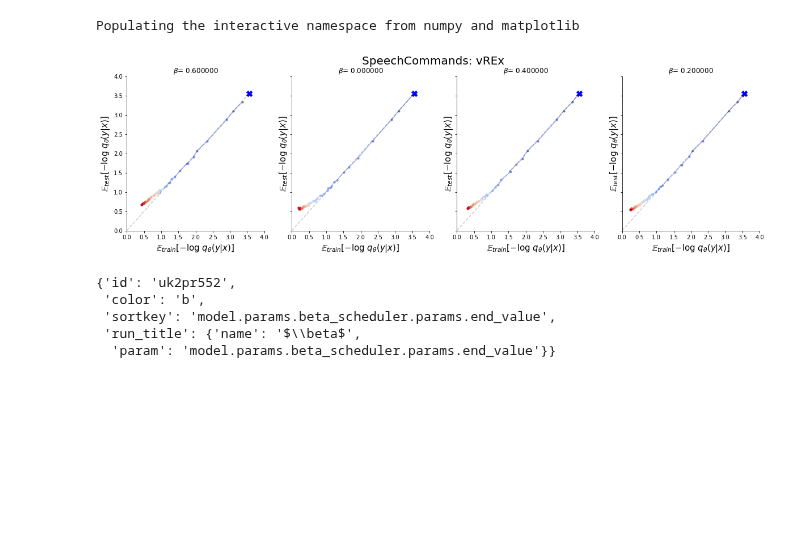
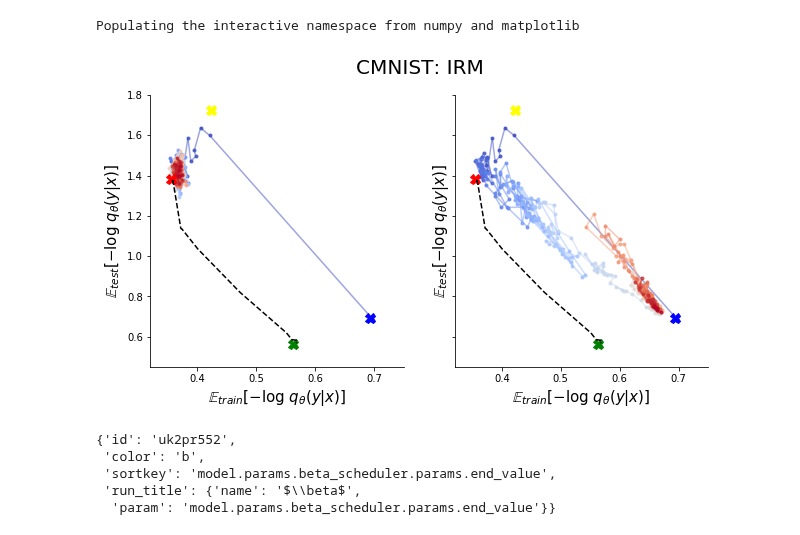
Before and after one commit to mfederici/JADE, a Jupyter notebook: results.ipynb, the cells around one changed output. Cells and saved outputs as stored; diff of their text form; code cells hidden in the pictures; blank space fills up the shorter version.

```diff
--- a/results.ipynb
+++ b/results.ipynb
@@ -31,7 +31,7 @@ sweeps = {
         'VIB':{'id':'xsebr6xx', 'color':'r', 'sortkey':'model.params.beta_scheduler.params.end_value'},
         'ECI':{'id':'k11d1uqn', 'color':'g', 'sortkey':'model.params.beta_scheduler.params.end_value'},
         'vREx':{'id':'21lfmvkn', 'color':'b','sortkey':'model.params.beta_scheduler.params.end_value'},
-        'IRM':{'id':'5p7f4rg0', 'color':'y', 'sortkey':'model.params.beta_scheduler.params.end_value'},
+        'IRM':{'id':'zvx17vf0', 'color':'y', 'sortkey':'model.params.beta_scheduler.params.end_value'},
         'EI':{'id':'ww2drts5', 'color':'k', 'sortkey':'model.params.beta_scheduler.params.end_value'}
     },
     'CMNIST_v2':{
@@ -328,8 +328,8 @@ def decorate_plot(config, ax):
     ax.set_xlabel('$\\mathbb{E}_{train}[-\\log\\ q_\\theta(y|x)]$', size=15)
     ax.set_ylabel('$\\mathbb{E}_{test}[-\\log\\ q_\\theta(y|x)]$', size=15)
 # %%
-dataset = 'SpeechCommands'
-model = 'vREx'
+dataset = 'CMNIST'
+model = 'IRM'
 
 sweep = api.sweep('causal-mib/%s'%sweeps[dataset][model]['id'])
 
@@ -349,35 +349,35 @@ if 'run_title' in sweeps[dataset][model]:
 
 cmap = plt.get_cmap('coolwarm')
 
 f, ax = plt.subplots(1,len(runs), figsize=(5*len(runs),5), sharex=True, sharey=True)
 if len(sweep.runs)==1:
     ax = [ax]
 
 sns.despine()
 
 f.suptitle('%s: %s'%(dataset, model), size=20)
 
 for j,run in enumerate(tqdm(runs)):
 
     if title_param:
         ax[j].set_title('%s= %f'%(title_name, run.config[title_param]))
 
-    run_data = process_run[dataset]['sample'](run, 2000)
+    run_data = process_run[dataset]['get_all'](run)
     colors = np.array([cmap(v/run_data['step'].values.max()) for v in run_data['step'].values])
 
     for i in range(len(colors)):
         ax[j].plot(run_data['train'][i], run_data['test'][i],'.',color=colors[i], alpha=0.8)
         ax[j].plot(run_data['train'][i:i+2], run_data['test'][i:i+2],'-',color=colors[i], alpha=0.5)
 
     decorate_plot(t_results[dataset], ax[j])
 
 
 
         #ax[j].set_title(run_name, fontsize=20)
 
 #ax[-1].legend(fontsize=12)
 # %% [output]
-[figure, old version]
+[figure, new version]
 # %%
 sweeps[dataset][model]
 # %% [output]
```
Also changed, not shown: 2 other files.
